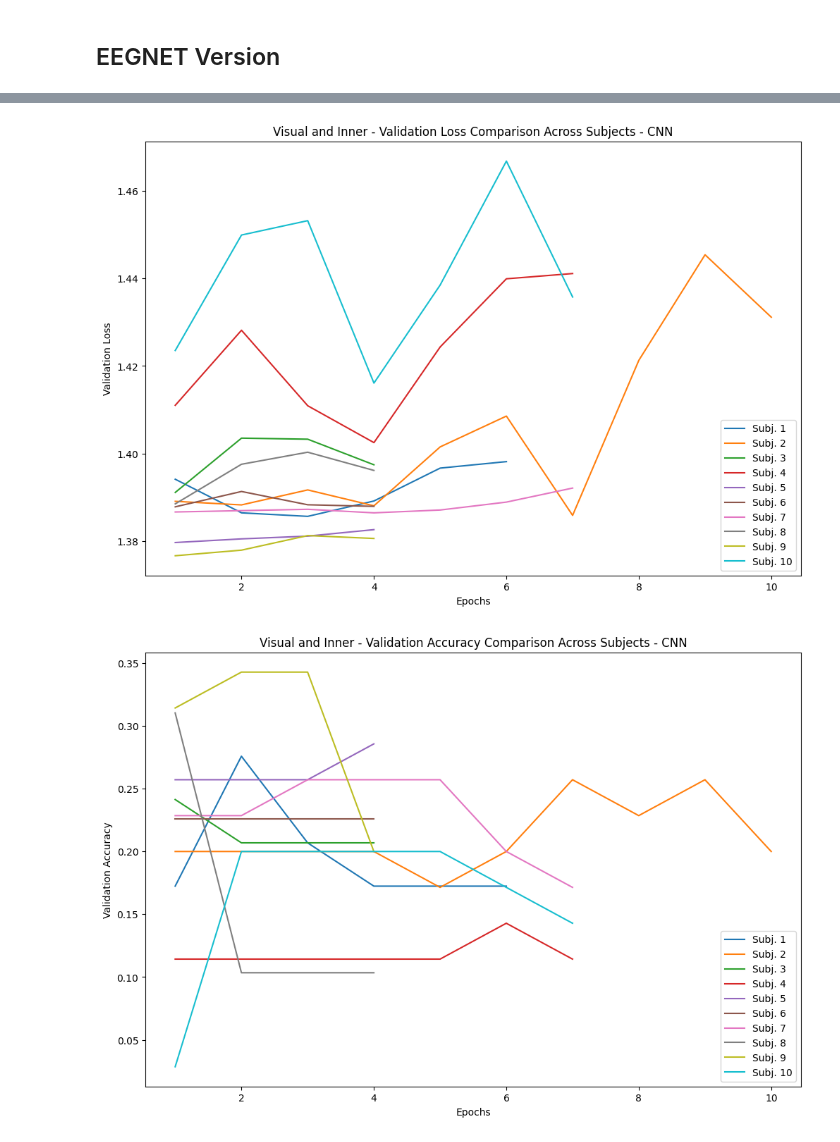
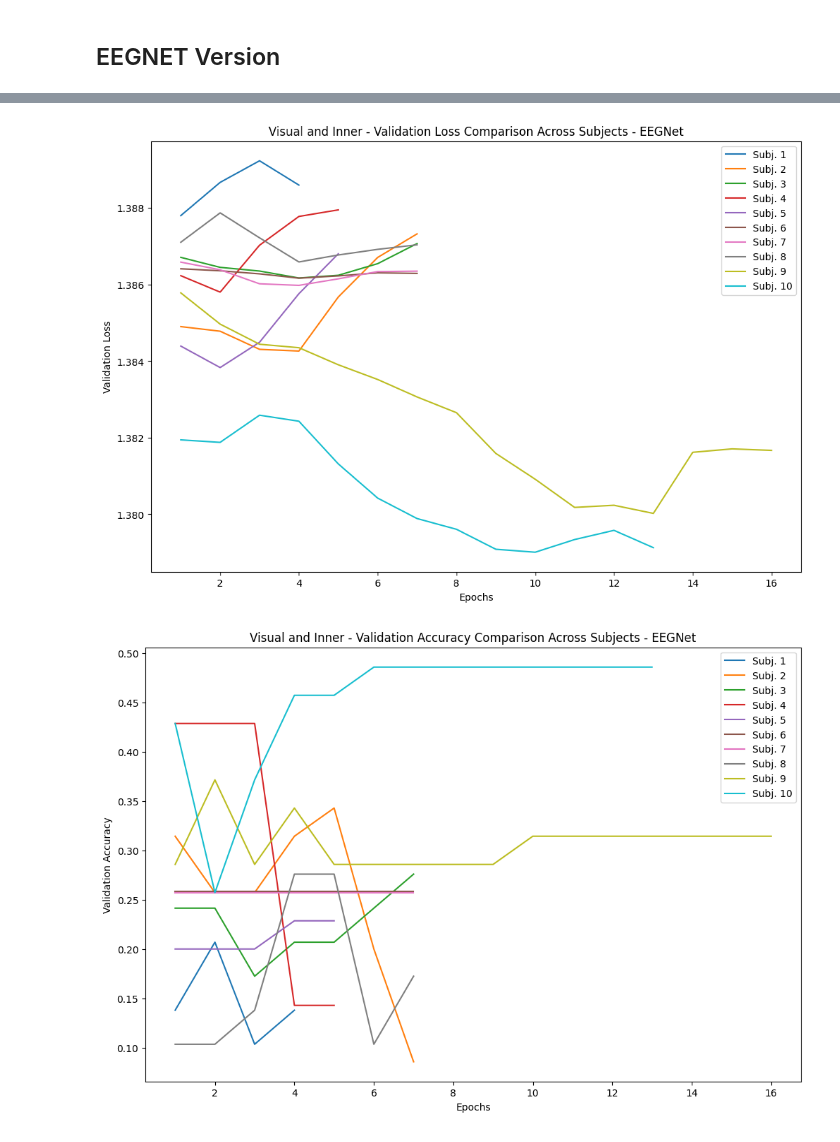
Before and after one commit to nelewerner/ml-project, a Jupyter notebook: inner-speech-drake.ipynb, the cells around one changed output, grey strips where cells are left out. Saved outputs shown, nothing was run; the diff lists cells and outputs as text; code cells hidden in the pictures.

```diff
--- a/inner-speech-drake.ipynb
+++ b/inner-speech-drake.ipynb
@@ -453,7 +453,7 @@ ReduceLR = tf.keras.callbacks.ReduceLROnPlateau(
 
 # Train model
 def fit_evaluate(X_train, X_val,  y_train, y_val, epochs = 50, batch_size = 16):
-    model = create_cnn(input_shape)
+    model = EEGNet(input_shape)
     results = model.fit(X_train, y_train, epochs, batch_size, verbose= 1, callbacks=[EarlyStopping, ReduceLR], validation_split = 0.1)
     print("Val Score: ", model.evaluate(X_val, y_val))
 
@@ -622,27 +641,27 @@ Val Score:  [1.3809963464736938, 0.3076923191547394]
 # %%
 import seaborn as sns
 
 plt.figure(figsize=(12, 8))
 
 sns.lineplot(x=range(1, len(model_history1.history['val_loss']) + 1), y=model_history1.history['val_loss'], label='Subj. 1')
 sns.lineplot(x=range(1, len(model_history2.history['val_loss']) + 1), y=model_history2.history['val_loss'], label='Subj. 2')
 sns.lineplot(x=range(1, len(model_history3.history['val_loss']) + 1), y=model_history3.history['val_loss'], label='Subj. 3')
 sns.lineplot(x=range(1, len(model_history4.history['val_loss']) + 1), y=model_history4.history['val_loss'], label='Subj. 4')
 sns.lineplot(x=range(1, len(model_history5.history['val_loss']) + 1), y=model_history5.history['val_loss'], label='Subj. 5')
 sns.lineplot(x=range(1, len(model_history6.history['val_loss']) + 1), y=model_history6.history['val_loss'], label='Subj. 6')
 sns.lineplot(x=range(1, len(model_history7.history['val_loss']) + 1), y=model_history7.history['val_loss'], label='Subj. 7')
 sns.lineplot(x=range(1, len(model_history8.history['val_loss']) + 1), y=model_history8.history['val_loss'], label='Subj. 8')
 sns.lineplot(x=range(1, len(model_history9.history['val_loss']) + 1), y=model_history9.history['val_loss'], label='Subj. 9')
 sns.lineplot(x=range(1, len(model_history10.history['val_loss']) + 1), y=model_history10.history['val_loss'], label='Subj. 10')
 
 
-plt.title('Visual and Inner - Validation Loss Comparison Across Subjects - CNN')
+plt.title('Visual and Inner - Validation Loss Comparison Across Subjects - EEGNet')
 plt.xlabel('Epochs')
 plt.ylabel('Validation Loss')
 plt.legend()
 plt.show()
 # %% [output]
-[figure, old version]
+[figure, new version]
 # %%
 plt.figure(figsize=(12, 8))
 
@@ -657,13 +676,13 @@ sns.lineplot(x=range(1, len(model_history8.history['val_accuracy']) + 1), y=mode
 sns.lineplot(x=range(1, len(model_history9.history['val_accuracy']) + 1), y=model_history9.history['val_accuracy'], label='Subj. 9')
 sns.lineplot(x=range(1, len(model_history10.history['val_accuracy']) + 1), y=model_history10.history['val_accuracy'], label='Subj. 10')
 
-plt.title('Visual and Inner - Validation Accuracy Comparison Across Subjects - CNN')
+plt.title('Visual and Inner - Validation Accuracy Comparison Across Subjects - EEGNet')
 plt.xlabel('Epochs')
 plt.ylabel('Validation Accuracy')
 plt.legend()
 plt.show()
 # %% [output]
-[figure, old version]
+[figure, new version]
 # %%
 import seaborn as sns
 import matplotlib.pyplot as plt
```
Also changed, not shown: parts of 13 cells of this notebook.
